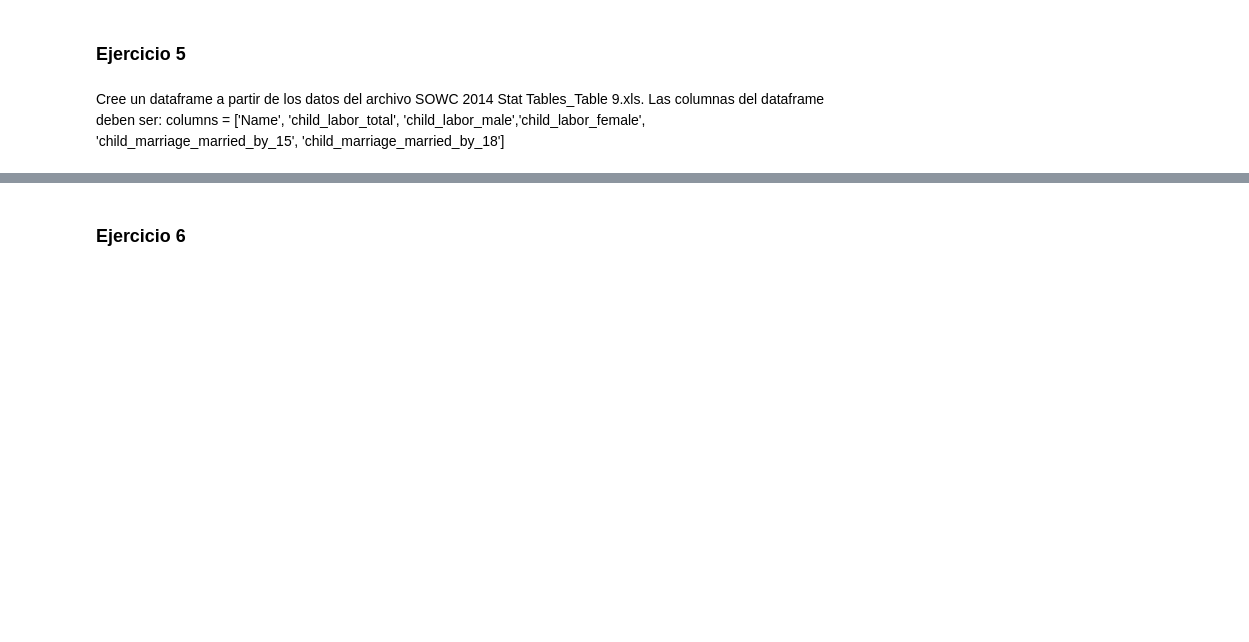
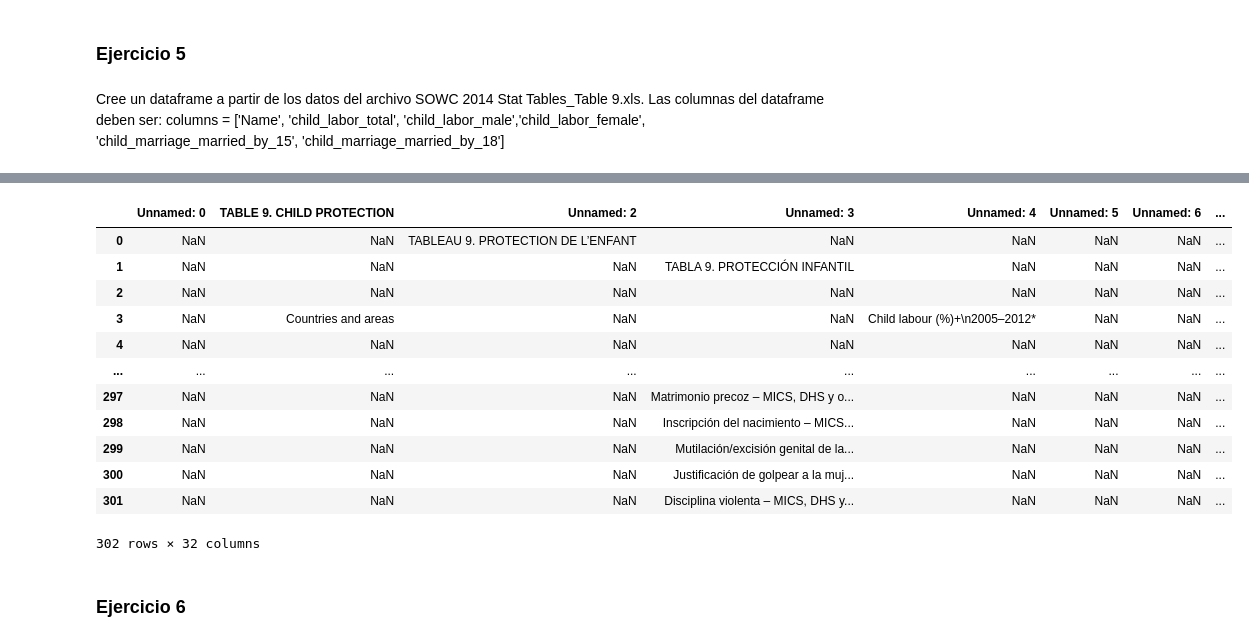
Before and after one commit to caracena/almacenamiento-captura-datos, a Jupyter notebook: Clase 1.ipynb, the cells around one changed output, grey strips where cells are left out. Drawn from its saved outputs; the diff is of its cells as text; code cells hidden in the pictures; blank space fills up the shorter version.

```diff
--- a/Clase 1.ipynb
+++ b/Clase 1.ipynb
@@ -106,3 +242,19 @@ sheet.row_values(0)
+# %%
+pd.read_excel("data/SOWC 2014 Stat Tables_Table 9.xls", sheet_name=1)
+# %% [output]
+|  | Unnamed: 0 | TABLE 9. CHILD PROTECTION | Unnamed: 2 | Unnamed: 3 | Unnamed: 4 | Unnamed: 5 | Unnamed: 6 | ... |
+| 0 | NaN | NaN | TABLEAU 9. PROTECTION DE L’ENFANT | NaN | NaN | NaN | NaN | ... |
+| 1 | NaN | NaN | NaN | TABLA 9. PROTECCIÓN INFANTIL | NaN | NaN | NaN | ... |
+| 2 | NaN | NaN | NaN | NaN | NaN | NaN | NaN | ... |
+| 3 | NaN | Countries and areas | NaN | NaN | Child labour (%)+\n2005–2012* | NaN | NaN | ... |
+| 4 | NaN | NaN | NaN | NaN | NaN | NaN | NaN | ... |
+| ... | ... | ... | ... | ... | ... | ... | ... | ... |
+| 297 | NaN | NaN | NaN | Matrimonio precoz – MICS, DHS y o... | NaN | NaN | NaN | ... |
+| 298 | NaN | NaN | NaN | Inscripción del nacimiento – MICS... | NaN | NaN | NaN | ... |
+| 299 | NaN | NaN | NaN | Mutilación/excisión genital de la... | NaN | NaN | NaN | ... |
+| 300 | NaN | NaN | NaN | Justificación de golpear a la muj... | NaN | NaN | NaN | ... |
+| 301 | NaN | NaN | NaN | Disciplina violenta – MICS, DHS y... | NaN | NaN | NaN | ... |
+302 rows × 32 columns
 # %% [markdown]
 ### Ejercicio 6
 # %%
```
Also changed, not shown: parts of 17 cells of this notebook.
